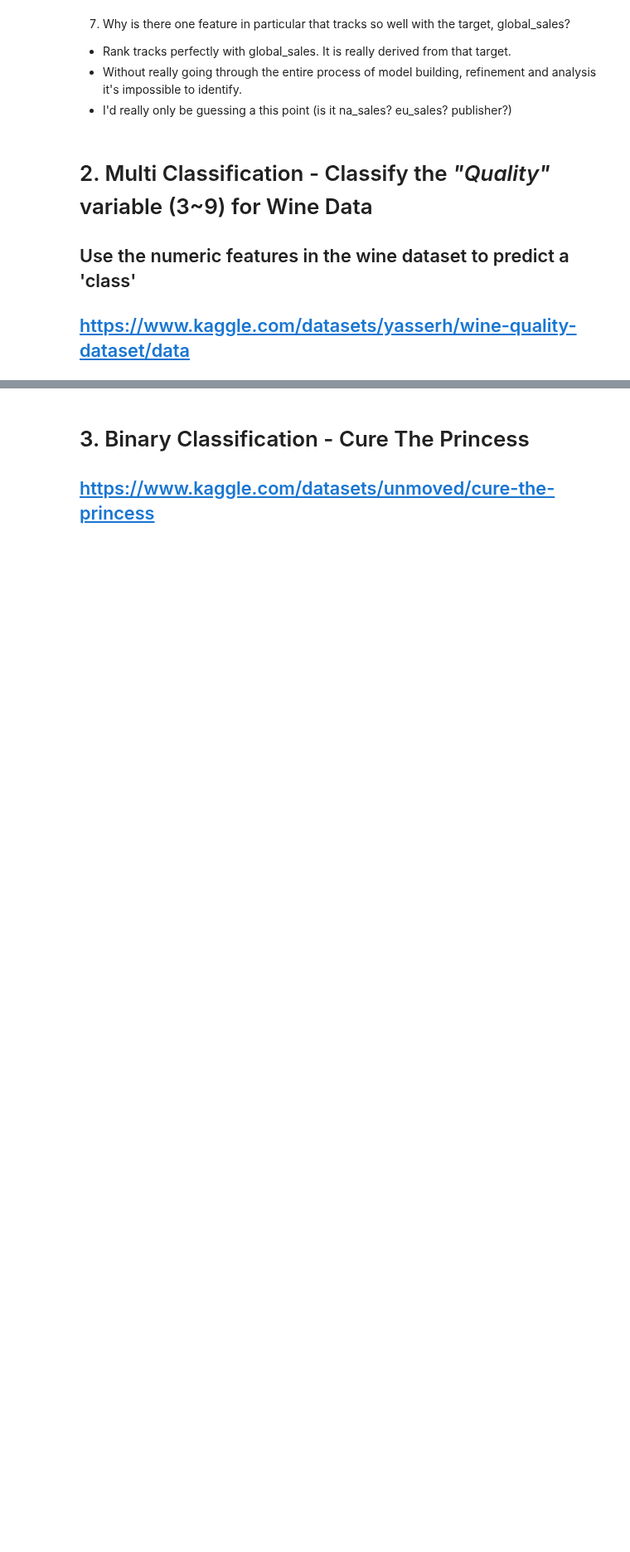
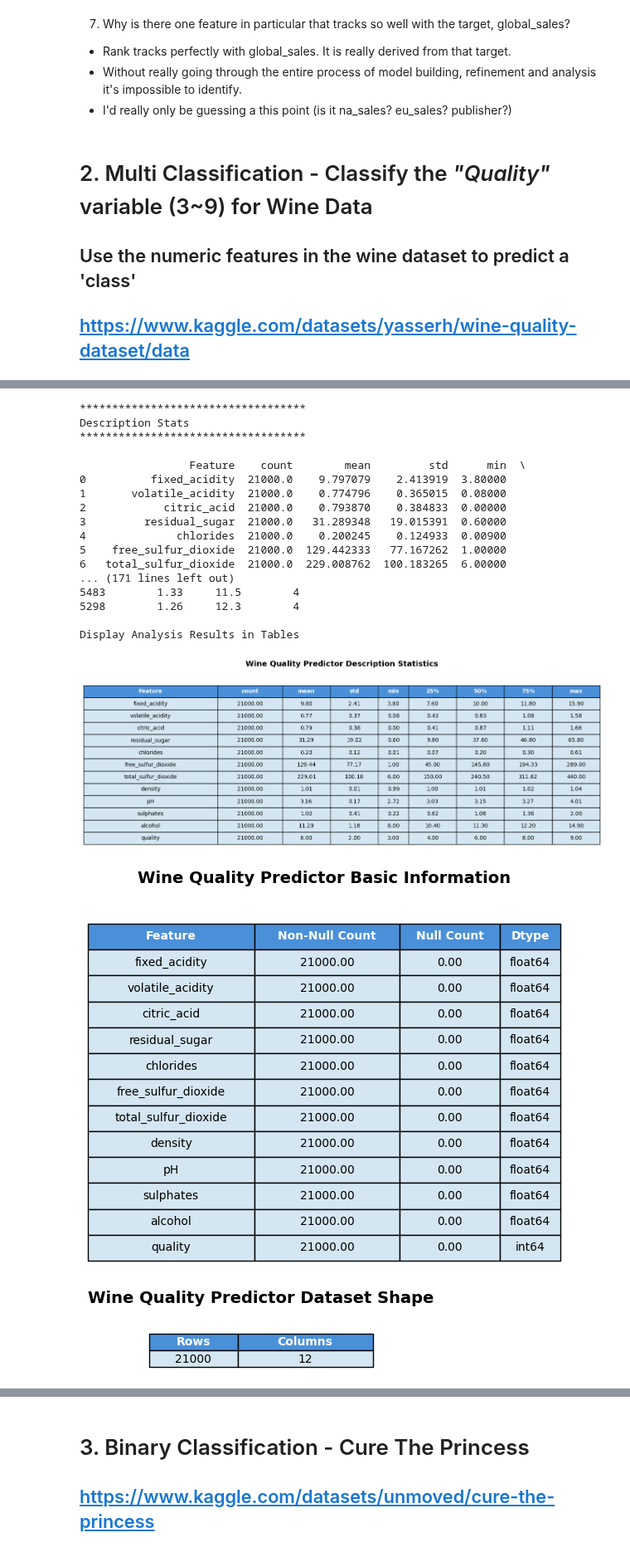
Before and after one commit to juanbucz/FullStackAcademyAICourse, a Jupyter notebook: Incremental Capstones/Capstone 6/INC_6_Save_the_Princess.ipynb, the cells around one changed output, grey strips where cells are left out. Shown at 83% size. Cells and saved outputs as stored; diff of their text form; code cells hidden in the pictures; blank space fills up the shorter version.

Commit message:
Capstone 6: - Completed Wine Model

```diff
--- a/Incremental Capstones/Capstone 6/INC_6_Save_the_Princess.ipynb
+++ b/Incremental Capstones/Capstone 6/INC_6_Save_the_Princess.ipynb
@@ -1001,2 +1101,26 @@ df_wine.quality.unique()
 # %%
-df_wine.describe()
+#df_wine.describe()
+
+# Print a fuller initial analysis of the dataset
+PrintDataFrameStatus(df_wine)
+# %% [output]
+***********************************
+Description Stats
+***********************************
+
+                 Feature    count        mean         std      min  \
+0          fixed_acidity  21000.0    9.797079    2.413919  3.80000
+1       volatile_acidity  21000.0    0.774796    0.365015  0.08000
+2            citric_acid  21000.0    0.793870    0.384833  0.00000
+3         residual_sugar  21000.0   31.289348   19.015391  0.60000
+4              chlorides  21000.0    0.200245    0.124933  0.00900
+5    free_sulfur_dioxide  21000.0  129.442333   77.167262  1.00000
+6   total_sulfur_dioxide  21000.0  229.008762  100.183265  6.00000
+... (171 lines left out)
+5483        1.33     11.5        4
+5298        1.26     12.3        4
+
+Display Analysis Results in Tables
+[figure, added]
+[figure, added]
+[figure, added]
```
Also changed, not shown: parts of 27 cells of this notebook.
